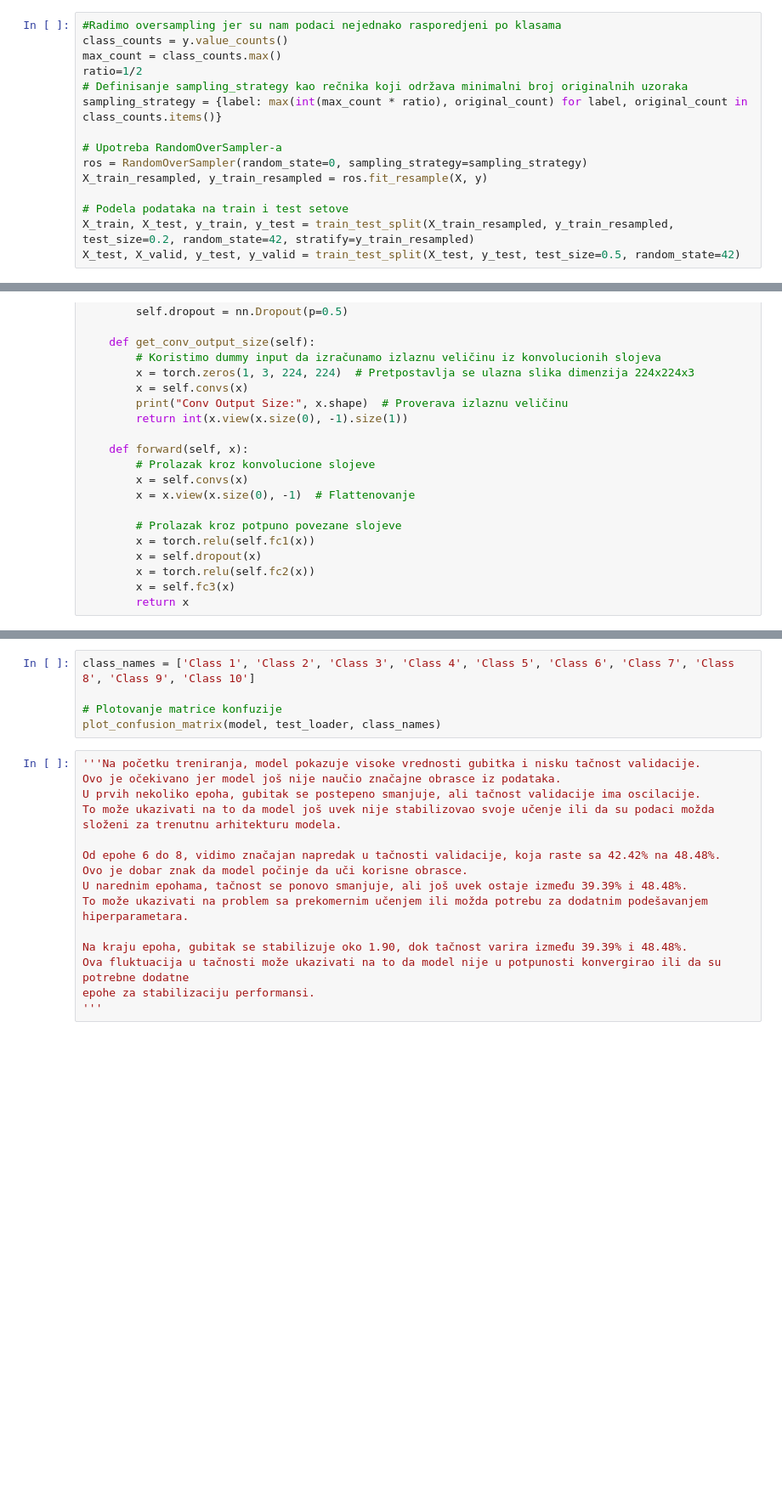
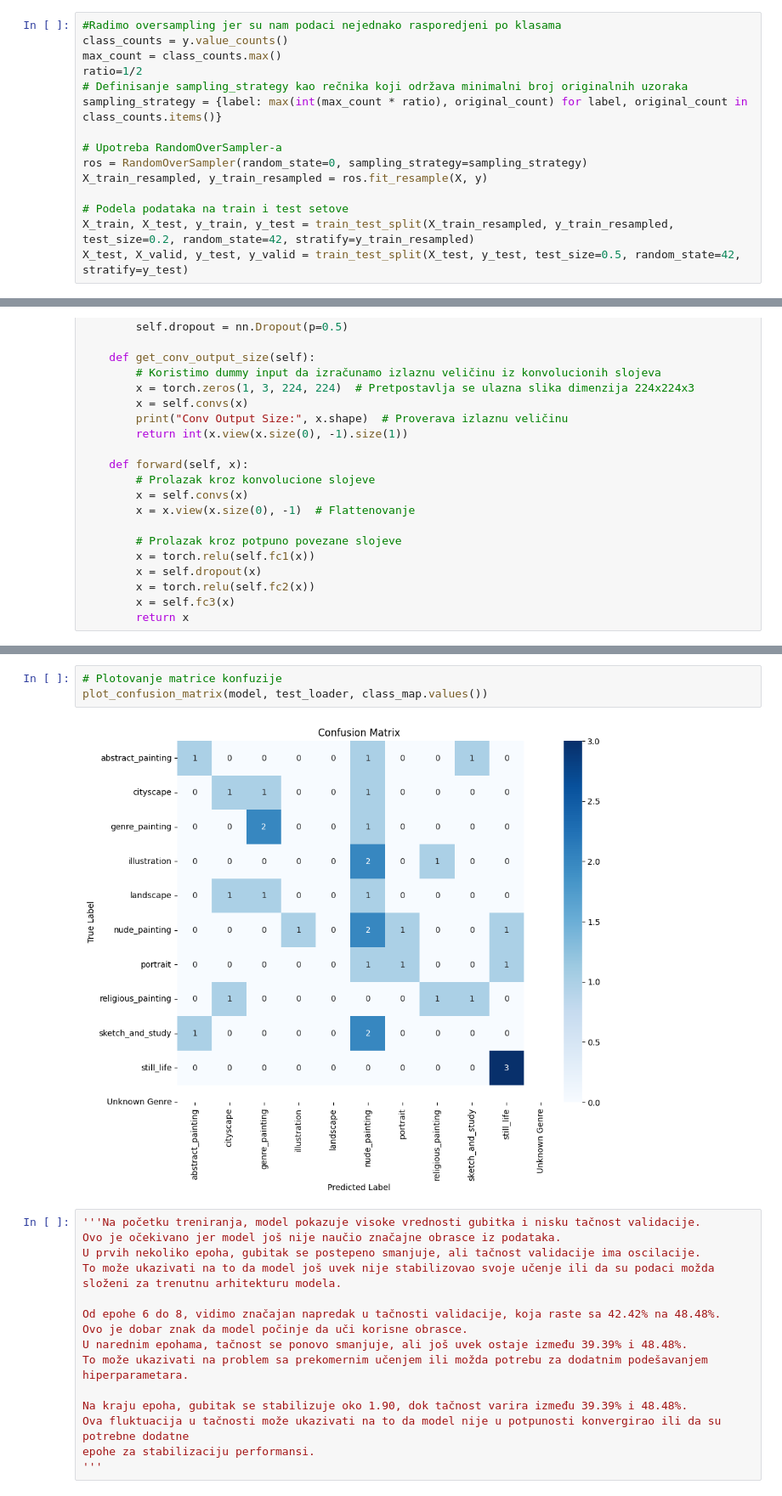
Before and after one commit to aletrailo/ml_matf, a Jupyter notebook: ThemeClassification.ipynb, the cells around one changed output, grey strips where cells are left out. Shown at 85% size. Cells and saved outputs as stored; diff of their text form; blank space fills up the shorter version.

```diff
--- a/ThemeClassification.ipynb
+++ b/ThemeClassification.ipynb
@@ -94,4 +125,4 @@ X_train_resampled, y_train_resampled = ros.fit_resample(X, y)
 
 # Podela podataka na train i test setove
 X_train, X_test, y_train, y_test = train_test_split(X_train_resampled, y_train_resampled, test_size=0.2, random_state=42, stratify=y_train_resampled)
-X_test, X_valid, y_test, y_valid = train_test_split(X_test, y_test, test_size=0.5, random_state=42)
+X_test, X_valid, y_test, y_valid = train_test_split(X_test, y_test, test_size=0.5, random_state=42, stratify=y_test)
@@ -456,8 +532,8 @@ NameError: name 'train_model' is not defined
 # %%
-class_names = ['Class 1', 'Class 2', 'Class 3', 'Class 4', 'Class 5', 'Class 6', 'Class 7', 'Class 8', 'Class 9', 'Class 10']
-
 # Plotovanje matrice konfuzije
-plot_confusion_matrix(model, test_loader, class_names)
+plot_confusion_matrix(model, test_loader, class_map.values())
+# %% [output]
+[figure, added]
 # %%
 '''Na početku treniranja, model pokazuje visoke vrednosti gubitka i nisku tačnost validacije.
 Ovo je očekivano jer model još nije naučio značajne obrasce iz podataka.
```
Also changed, not shown: parts of 11 cells of this notebook.
